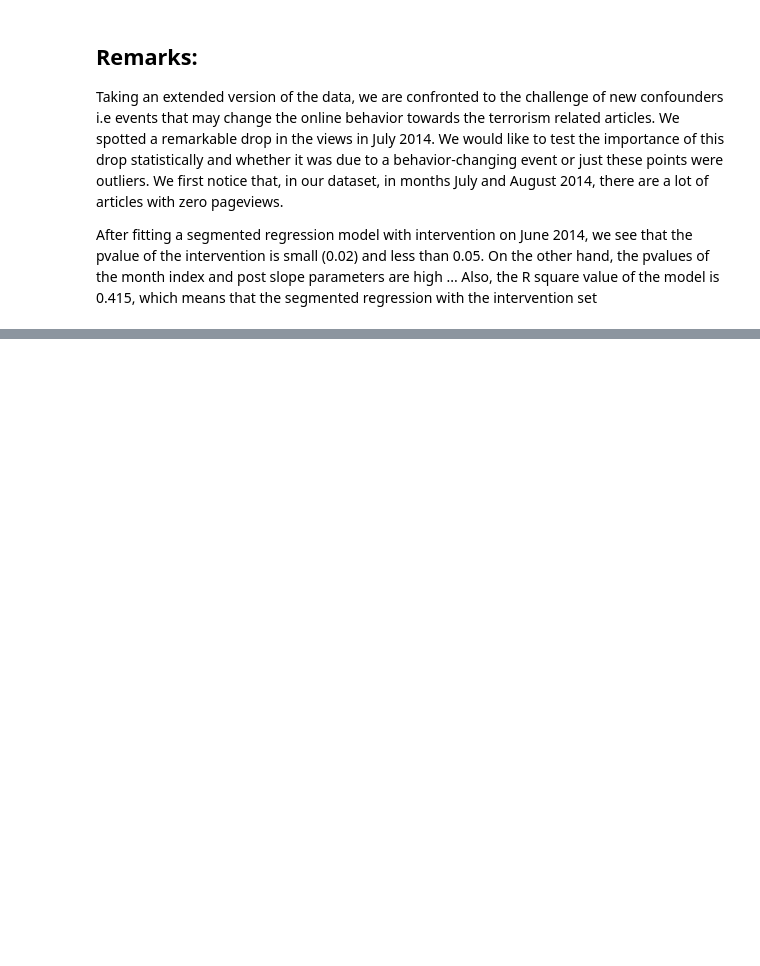
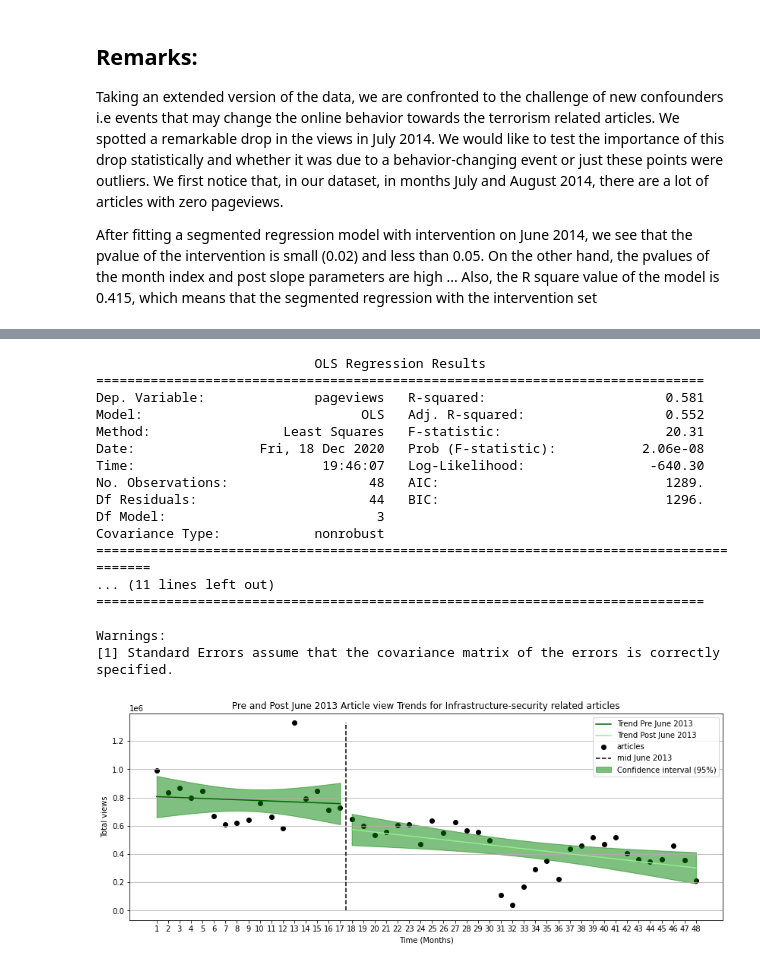
Before and after one commit to epfl-ada/ada-2020-project-milestone-p3-p3_team-aka, a Jupyter notebook: extension.ipynb, the cells around one changed output, grey strips where cells are left out. Cells and saved outputs as stored; diff of their text form; code cells hidden in the pictures; blank space fills up the shorter version.

```diff
--- a/extension.ipynb
+++ b/extension.ipynb
@@ -70,0 +214,2 @@ NameError: name 'smf' is not defined
+# %%
+relevant_articles = pd.read_csv("data/infra_en.csv", parse_dates=['date'], index_col=0)
@@ -70,0 +232,2 @@ NameError: name 'smf' is not defined
+# %%
+relevant_articles= prepare_data_for_regression_with_window(relevant_articles, 1,48, 18)
@@ -70,0 +254,22 @@ NameError: name 'smf' is not defined
+# %%
+plotter(relevant_articles, graph_title="Pre and Post June 2013 Article view Trends for Infrastructure-security related articles")
+plt.savefig("infrastructure_extended")
+# %% [output]
+                            OLS Regression Results
+==============================================================================
+Dep. Variable:              pageviews   R-squared:                       0.581
+Model:                            OLS   Adj. R-squared:                  0.552
+Method:                 Least Squares   F-statistic:                     20.31
+Date:                Fri, 18 Dec 2020   Prob (F-statistic):           2.06e-08
+Time:                        19:46:07   Log-Likelihood:                -640.30
+No. Observations:                  48   AIC:                             1289.
+Df Residuals:                      44   BIC:                             1296.
+Df Model:                           3
+Covariance Type:            nonrobust
+========================================================================================
+... (11 lines left out)
+==============================================================================
+
+Warnings:
+[1] Standard Errors assume that the covariance matrix of the errors is correctly specified.
+[figure, added]
```
Also changed, not shown: parts of 31 cells of this notebook, 6 other files.
